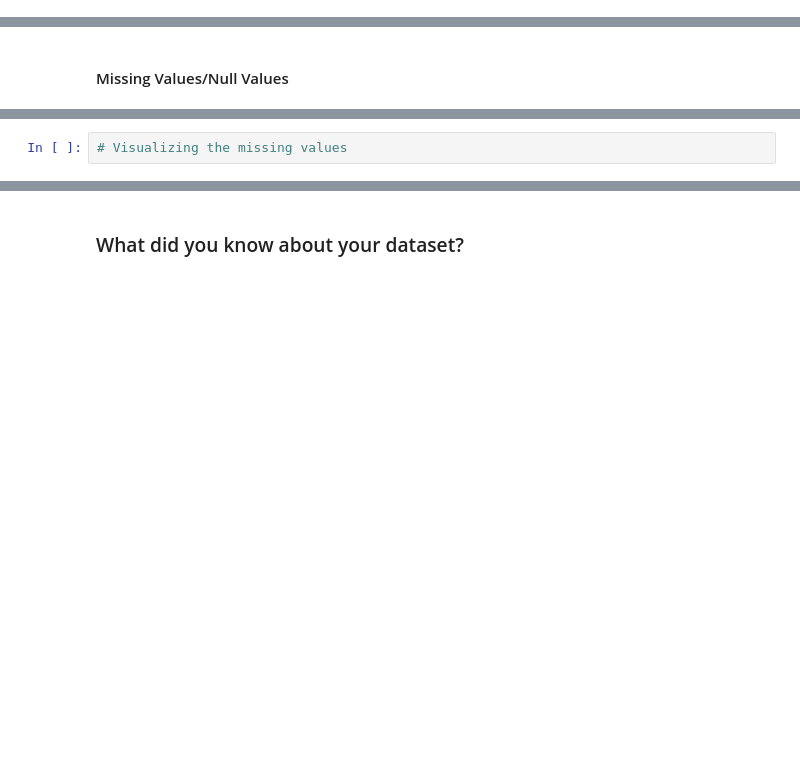
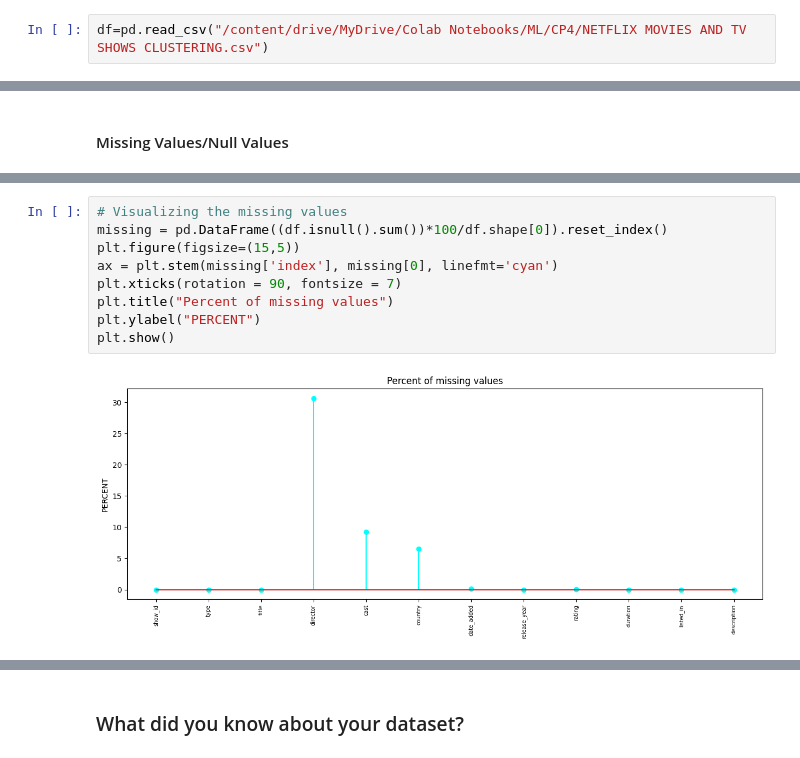
Before and after one commit to sanidhya1996/Unsupervised-ML., a Jupyter notebook: NETFLIX_MOVIES_AND_TV_SHOWS_CLUSTERING.ipynb, the cells around one changed output, grey strips where cells are left out. Drawn from its saved outputs; the diff is of its cells as text; blank space fills up the shorter version.

```diff
--- a/NETFLIX_MOVIES_AND_TV_SHOWS_CLUSTERING.ipynb
+++ b/NETFLIX_MOVIES_AND_TV_SHOWS_CLUSTERING.ipynb
@@ -85,3 +94,5 @@ M - Multivariate Analysis
+# %%
+df=pd.read_csv("/content/drive/MyDrive/Colab Notebooks/ML/CP4/NETFLIX MOVIES AND TV SHOWS CLUSTERING.csv")
 # %% [markdown]
 ### Dataset First View
 # %%
@@ -105,2 +166,11 @@ M - Multivariate Analysis
-# %%
-# Visualizing the missing values
+# %%
+# Visualizing the missing values
+missing = pd.DataFrame((df.isnull().sum())*100/df.shape[0]).reset_index()
+plt.figure(figsize=(15,5))
+ax = plt.stem(missing['index'], missing[0], linefmt='cyan')
+plt.xticks(rotation = 90, fontsize = 7)
+plt.title("Percent of missing values")
+plt.ylabel("PERCENT")
+plt.show()
+# %% [output]
+[figure, added]
```
Also changed, not shown: parts of 11 cells of this notebook.
